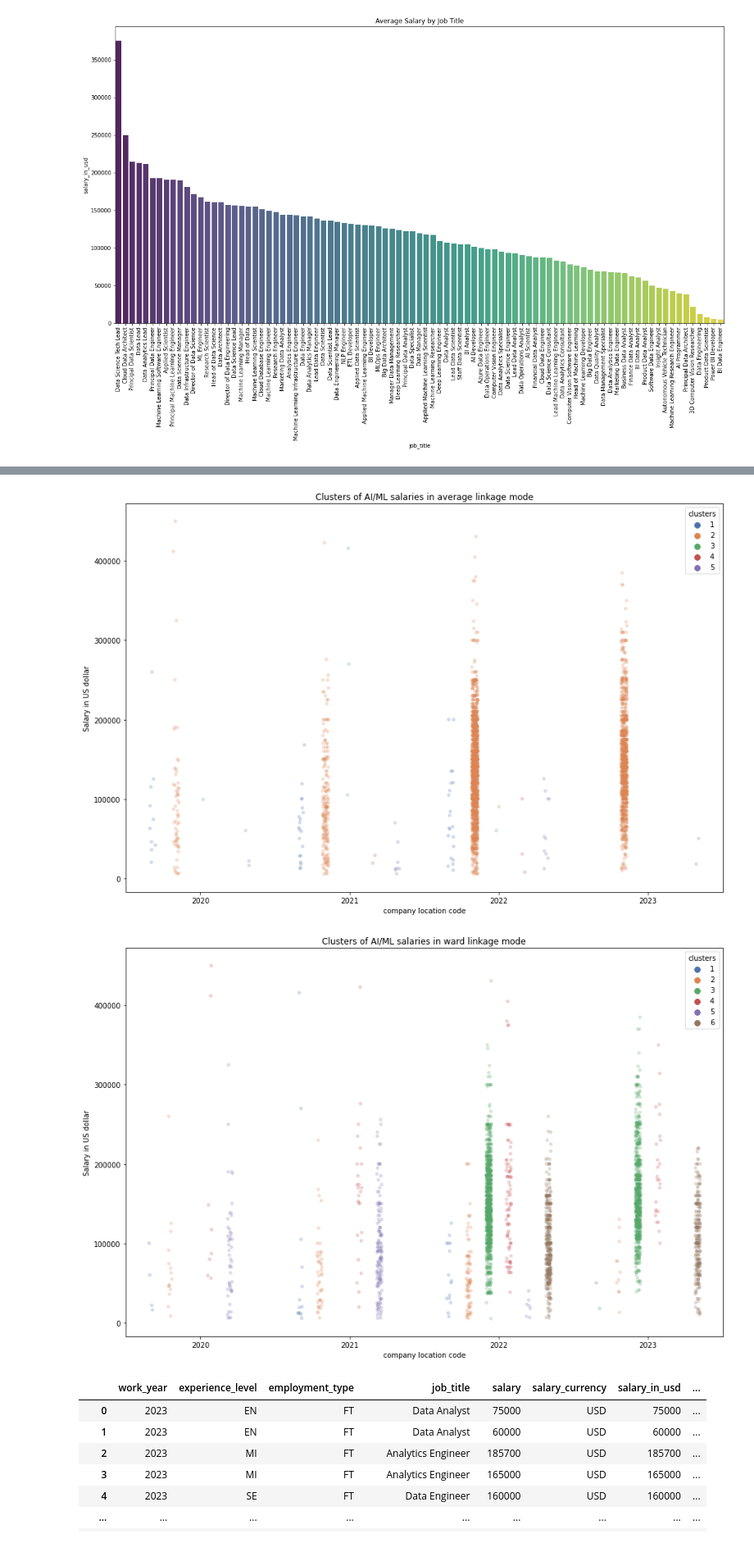
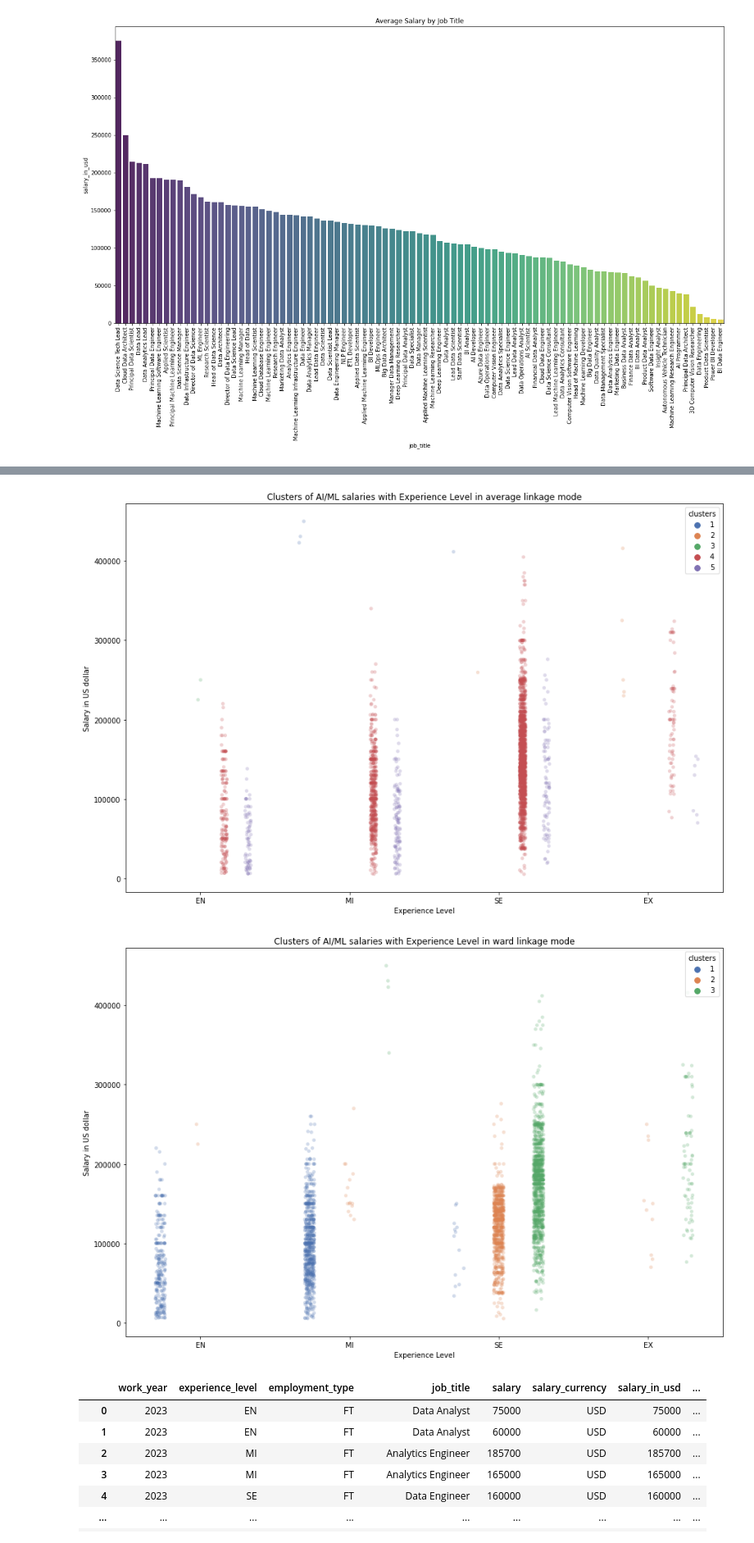
Before and after one commit to sahathat/dataSci, a Jupyter notebook: machineLearning/unsupervised/G7-AL+ML-salaries.ipynb, the cells around one changed output, grey strips where cells are left out. Shown at 82% size. Cells and saved outputs as stored; diff of their text form; code cells hidden in the pictures.

Commit message:
update change data set and return to final version

```diff
--- a/machineLearning/unsupervised/G7-AL+ML-salaries.ipynb
+++ b/machineLearning/unsupervised/G7-AL+ML-salaries.ipynb
@@ -232,7 +232,8 @@ def mapped_labels(df,cols):
     return selected_df
 
 ## selected columns for make features and model
-columns = ["work_year","experience_level","employment_type","job_title","salary_in_usd","company_location","employee_residence"]
+# columns = ["work_year","experience_level","employment_type","job_title","salary_in_usd","company_location","employee_residence"]
+columns = ["experience_level","job_title","salary_in_usd"]
 
 selected_df = mapped_labels(df, columns)
 selected_df
@@ -322,7 +317,8 @@ for method in methods:
 # Determine the clusters using fcluster
 from scipy.cluster.hierarchy import fcluster
 
-max_d = [5,12,8,42]  # Adjust this value based on the dendrogram
+
+max_d = [1.5,6.2,3,45]  # Adjust this value based on the dendrogram
 i = 0
 
 cluster_df = df.copy()
@@ -340,10 +336,10 @@ for method in methods:
     #     cluster_df = cluster_df[cluster_df['Cluster'] == cluster_id]
 
     # sns.boxplot(x="work_year", y="salary_in_usd", data=cluster_df ,hue='Cluster', palette="deep")
-    sns.stripplot(x="work_year", y="salary_in_usd", data=cluster_df ,hue='Cluster_'+method, palette="deep", dodge=True, alpha=0.25)
+    sns.stripplot(x="experience_level", y="salary_in_usd", data=cluster_df ,hue='Cluster_'+method, palette="deep", dodge=True, alpha=0.25)
     plt.ylabel("Salary in US dollar")
-    plt.xlabel("company location code")
-    plt.title(f"Clusters of AI/ML salaries in {method} linkage mode")
+    plt.xlabel("Experience Level")
+    plt.title(f"Clusters of AI/ML salaries with Experience Level in {method} linkage mode")
     plt.legend(title="clusters",loc="upper right")
     plt.show()
     i = i + 1
@@ -353,5 +349,5 @@ for method in methods:
-[figure, old version]
+[figure, new version]
-[figure, old version]
+[figure, new version]
 # %%
 cluster_df
 # %% [output]
```
Also changed, not shown: parts of 7 cells of this notebook, 3 other files.
